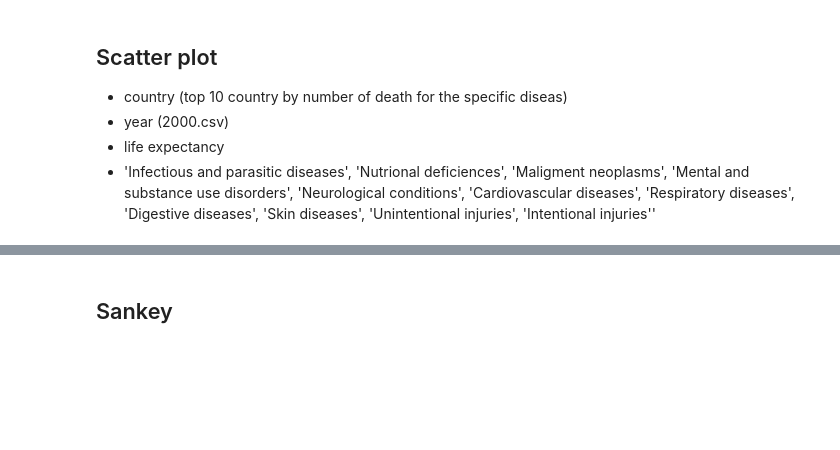
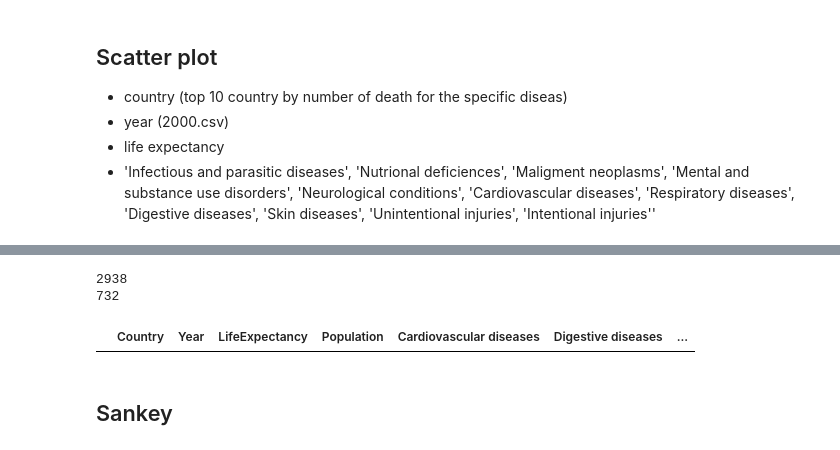
Before and after one commit to roberto98/DataViz-Project, a Jupyter notebook: python/Preprocessing.ipynb, the cells around one changed output, grey strips where cells are left out. Drawn from its saved outputs; the diff is of its cells as text; code cells hidden in the pictures; blank space fills up the shorter version.

Commit message:
Preprocessing scatter diseases (to finish)

```diff
--- a/python/Preprocessing.ipynb
+++ b/python/Preprocessing.ipynb
@@ -309,12 +310,12 @@ def processing_diseases(dataframe, year):
     return df
 # %%
-diseases2000_df = processing_diseases(diseases2000_df, "2000")
-diseases2010_df = processing_diseases(diseases2010_df, "2010")
-diseases2015_df = processing_diseases(diseases2015_df, "2015")
-diseases2019_df = processing_diseases(diseases2019_df, "2019")
+_diseases2000_df = processing_diseases(diseases2000_df, "2000")
+_diseases2010_df = processing_diseases(diseases2010_df, "2010")
+_diseases2015_df = processing_diseases(diseases2015_df, "2015")
+_diseases2019_df = processing_diseases(diseases2019_df, "2019")
 
 
-diseases_df = pd.concat([diseases2000_df, diseases2010_df, diseases2015_df, diseases2019_df], axis=0)
+diseases_df = pd.concat([_diseases2000_df, _diseases2010_df, _diseases2015_df, _diseases2019_df], axis=0)
 
-diseases_df.head()
+diseases_df.dtypes
 # %% [output]
@@ -352,3 +359,12 @@ horizontal_barchart.head()
 - year (2000.csv)
 - life expectancy
 - 'Infectious and parasitic diseases', 'Nutrional deficiences', 'Maligment neoplasms', 'Mental and substance use disorders', 'Neurological conditions', 'Cardiovascular diseases', 'Respiratory diseases', 'Digestive diseases', 'Skin diseases', 'Unintentional injuries', 'Intentional injuries''
+# %%
+scatter = kaggle_df[["LifeExpectancy", "Population", "Country", "Year"]]
+
+new_scatter = scatter.copy()
+new_scatter['Country'] = scatter['Country'].astype(str)
+new_scatter['Year'] = pd.to_numeric(new_scatter['Year'], errors='coerce').astype('Int64')
+
+new_scatter.dtypes
+#diseases_df.head()
@@ -354,0 +394,18 @@ horizontal_barchart.head()
+# %%
+# Set "Country" and "Year" as the index in both dataframes
+df1 = scatter.set_index(['Country', 'Year'])
+df2 = diseases_df.set_index(['Country', 'Year'])
+
+print(len(df1.groupby(['Country', 'Year'])))
+print(len(df2.groupby(['Country', 'Year'])))
+
+# Concatenate the two dataframes along the columns axis
+merged_df = pd.concat([df1, df2], axis=1, join='inner')
+
+# Reset the index
+merged_df = merged_df.reset_index()
+merged_df.head()
+# %% [output]
+2938
+732
+|  | Country | Year | LifeExpectancy | Population | Cardiovascular diseases | Digestive diseases | ... |
```
Also changed, not shown: parts of 6 cells of this notebook.
